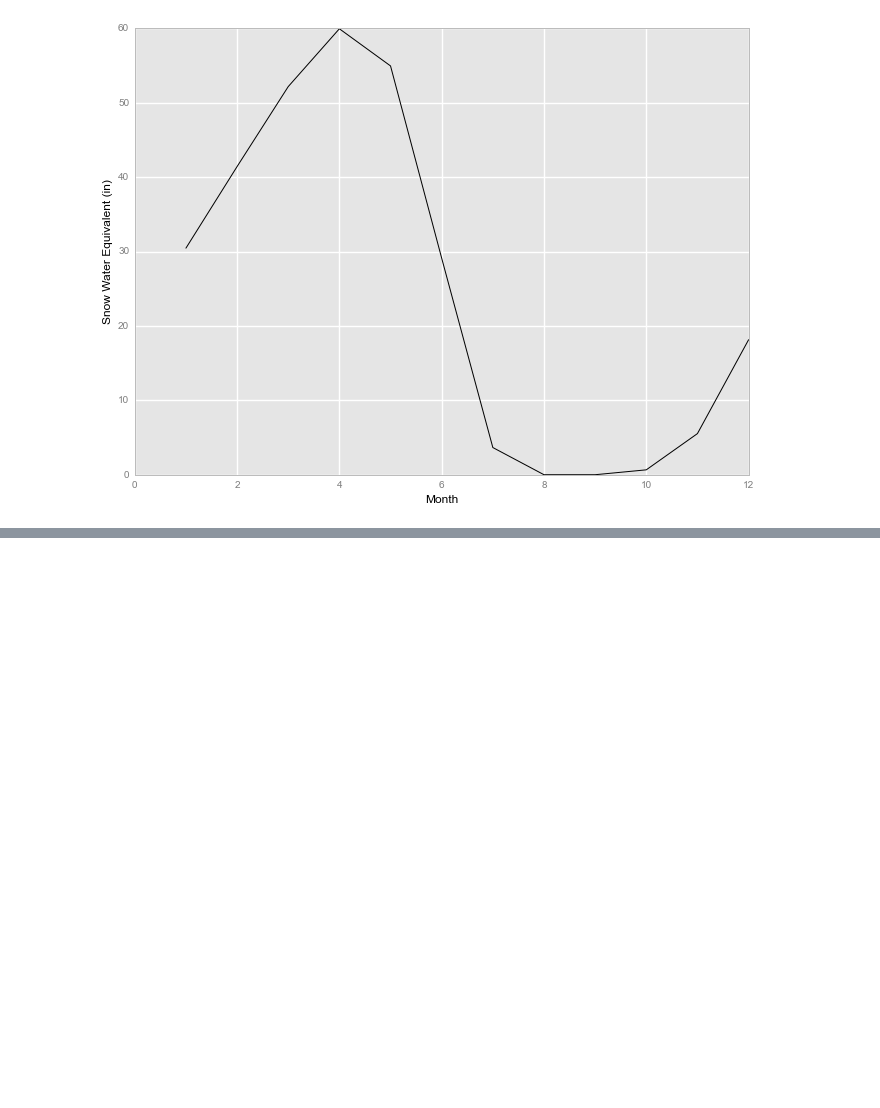
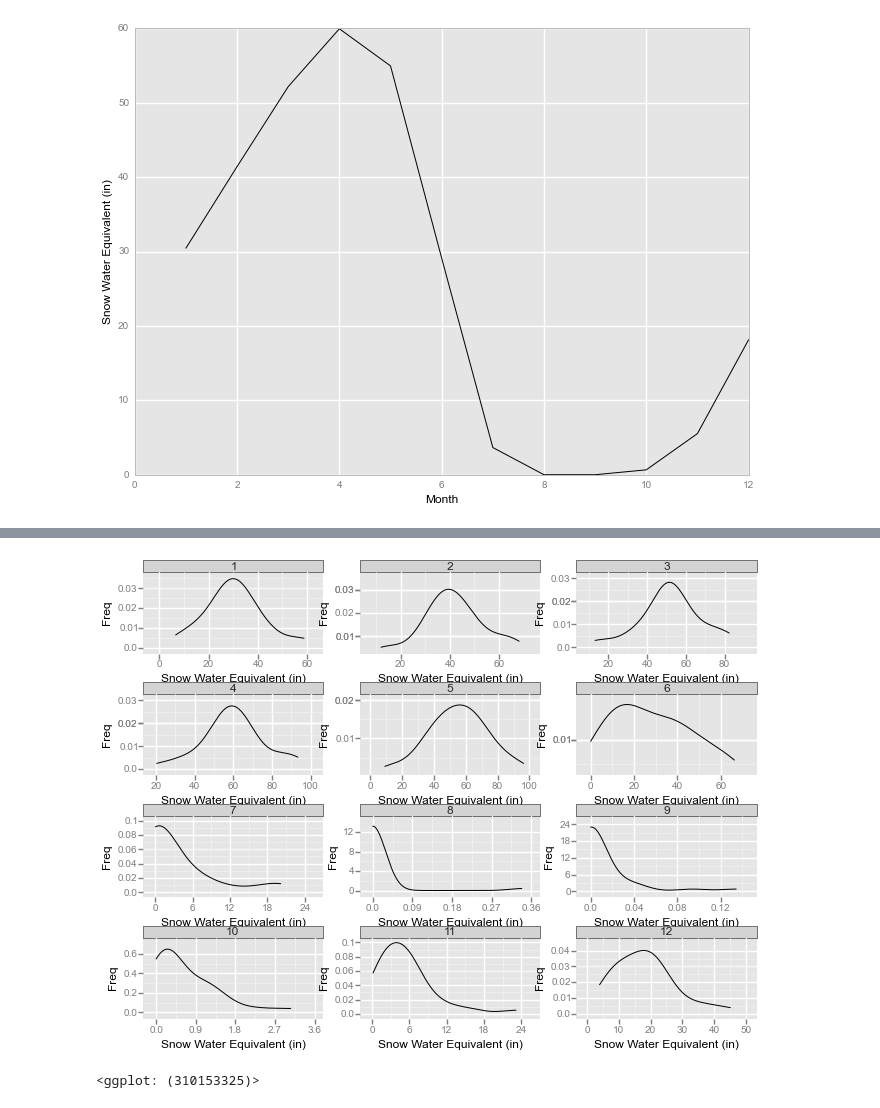
Before and after one commit to wrobstory/pdxdatasci2014, a Jupyter notebook: PDX_DataSci_Snotel.ipynb, the cells around one changed output, grey strips where cells are left out. Saved outputs shown, nothing was run; the diff lists cells and outputs as text; code cells hidden in the pictures; blank space fills up the shorter version.

```diff
--- a/PDX_DataSci_Snotel.ipynb
+++ b/PDX_DataSci_Snotel.ipynb
@@ -143,0 +153,8 @@ ggplot(gg.aes(x='Month', y='Snow Water Equivalent (in)'),
+# %%
+(ggplot(gg.aes(x='Snow Water Equivalent (in)'), data=resampled)
+ + gg.geom_density(alpha=0.25)
+ + gg.facet_wrap('Month')
+ + gg.labs("Snow Water Equivalent (in)", "Freq"))
+# %% [output]
+[figure, added]
+<ggplot: (310153325)>
```
Also changed, not shown: parts of 4 cells of this notebook.
